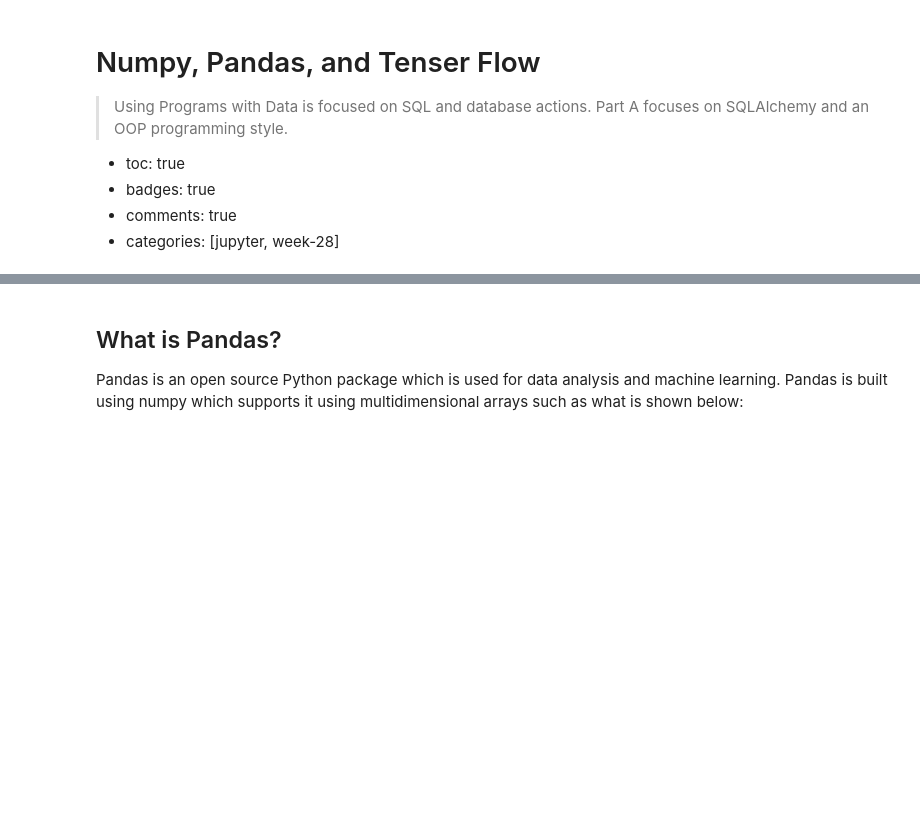
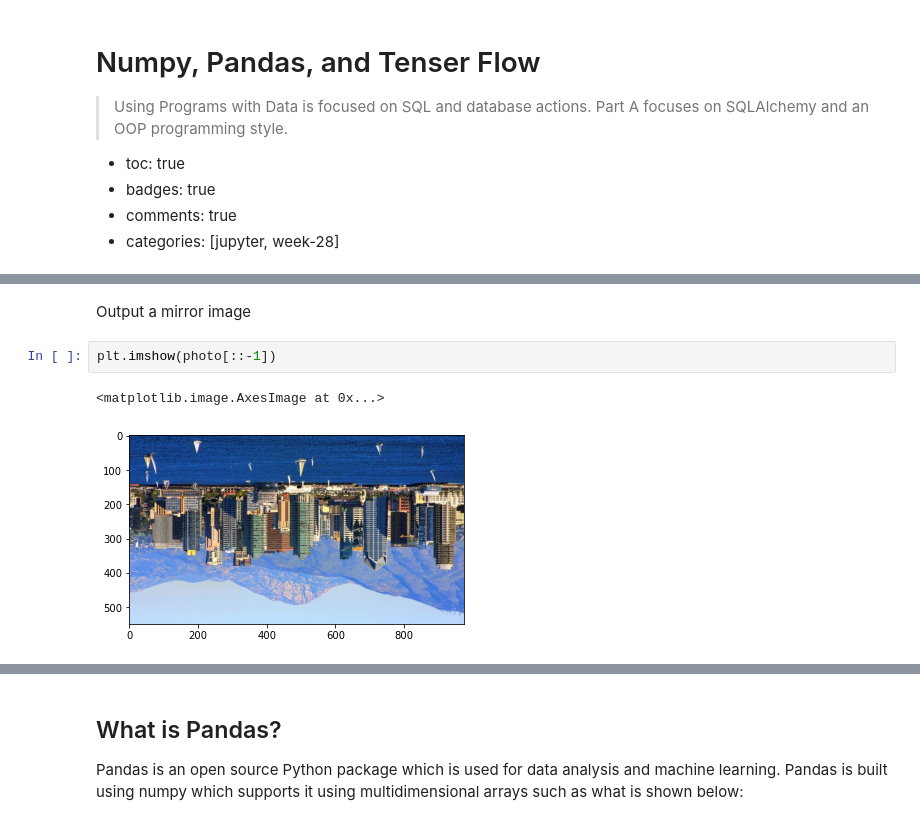
Before and after one commit to KKcbal/amongus, a Jupyter notebook: _notebooks/2023-04-03-TenserFlow.ipynb, the cells around one changed output, grey strips where cells are left out. Saved outputs shown, nothing was run; the diff lists cells and outputs as text; blank space fills up the shorter version.

```diff
--- a/_notebooks/2023-04-03-TenserFlow.ipynb
+++ b/_notebooks/2023-04-03-TenserFlow.ipynb
@@ -16,0 +88,7 @@ FileNotFoundError: [Errno 2] No such file or directory: 'winequality-red.csv'
+# %% [markdown]
+Output a mirror image
+# %%
+plt.imshow(photo[::-1])
+# %% [output]
+<matplotlib.image.AxesImage at 0x...>
+[figure, added]
```
Also changed, not shown: parts of 21 cells of this notebook, 2 other files.
